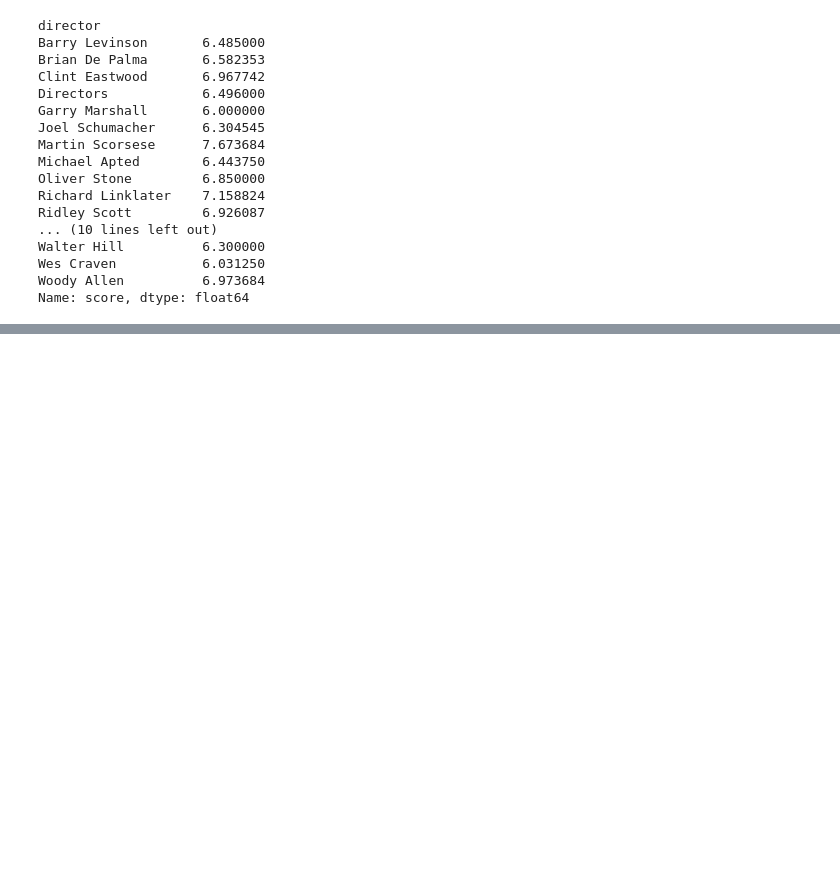
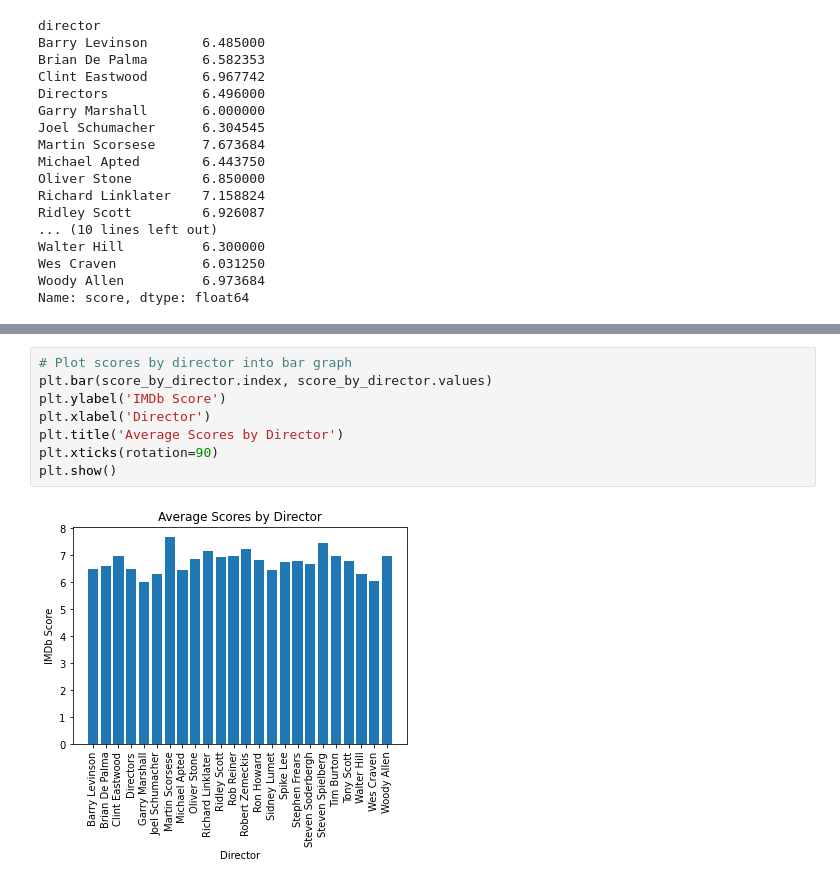
Before and after one commit to AleksKostrycka/Movie_Review_Project, a Jupyter notebook: Statistical_Analysis.ipynb, the cells around one changed output, grey strips where cells are left out. Drawn from its saved outputs; the diff is of its cells as text; blank space fills up the shorter version.

```diff
--- a/Statistical_Analysis.ipynb
+++ b/Statistical_Analysis.ipynb
@@ -197,0 +225,10 @@ Name: score, dtype: float64
+# %%
+# Plot scores by director into bar graph
+plt.bar(score_by_director.index, score_by_director.values)
+plt.ylabel('IMDb Score')
+plt.xlabel('Director')
+plt.title('Average Scores by Director')
+plt.xticks(rotation=90)
+plt.show()
+# %% [output]
+[figure, added]
```
Also changed, not shown: parts of 10 cells of this notebook, 1 other file.
